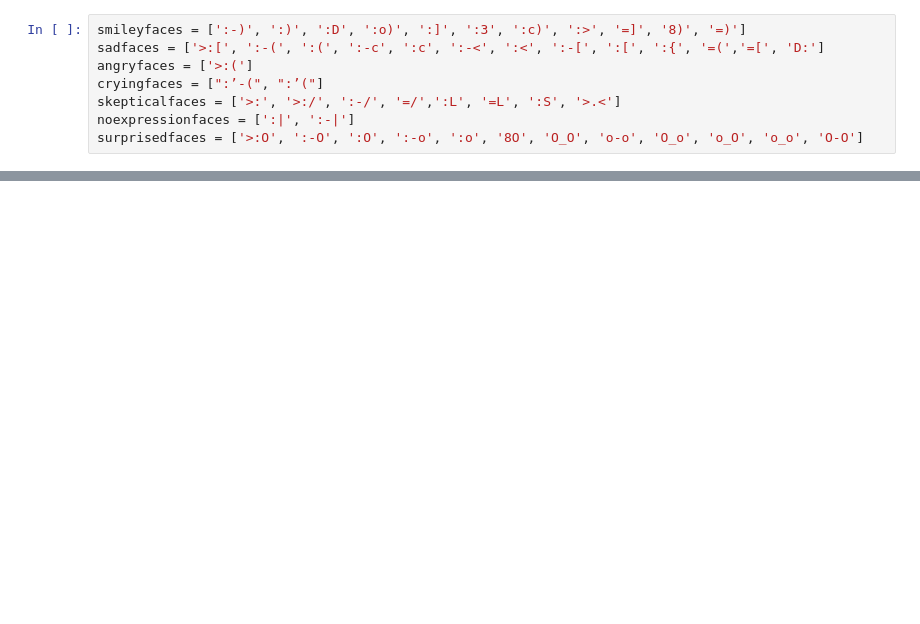
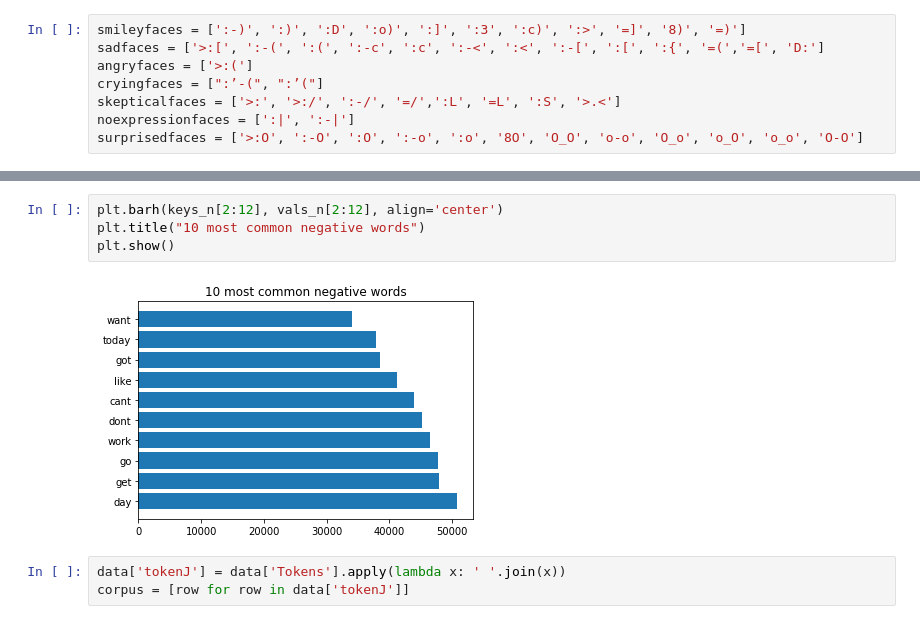
Before and after one commit to BrooksDiwu/MoodPrediction, a Jupyter notebook: EDA2.ipynb, the cells around one changed output, grey strips where cells are left out. Saved outputs shown, nothing was run; the diff lists cells and outputs as text; blank space fills up the shorter version.

```diff
--- a/EDA2.ipynb
+++ b/EDA2.ipynb
@@ -47,0 +122,9 @@ def cleanText(wordSeries):
+# %%
+plt.barh(keys_n[2:12], vals_n[2:12], align='center')
+plt.title("10 most common negative words")
+plt.show()
+# %% [output]
+[figure, added]
+# %%
+data['tokenJ'] = data['Tokens'].apply(lambda x: ' '.join(x))
+corpus = [row for row in data['tokenJ']]
```
Also changed, not shown: parts of 17 cells of this notebook, 1 other file.
